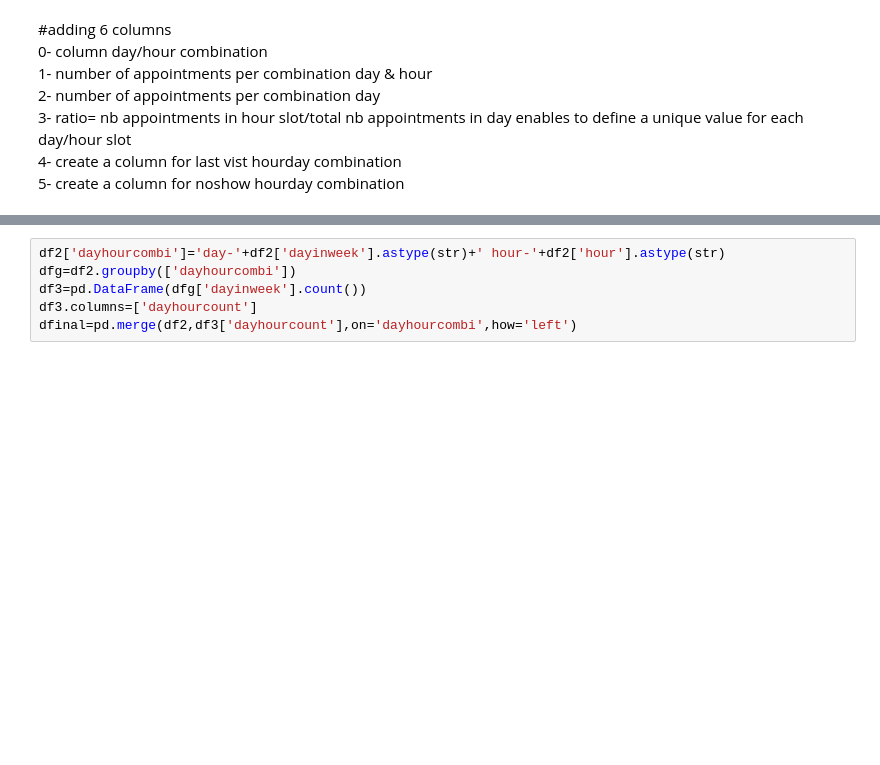
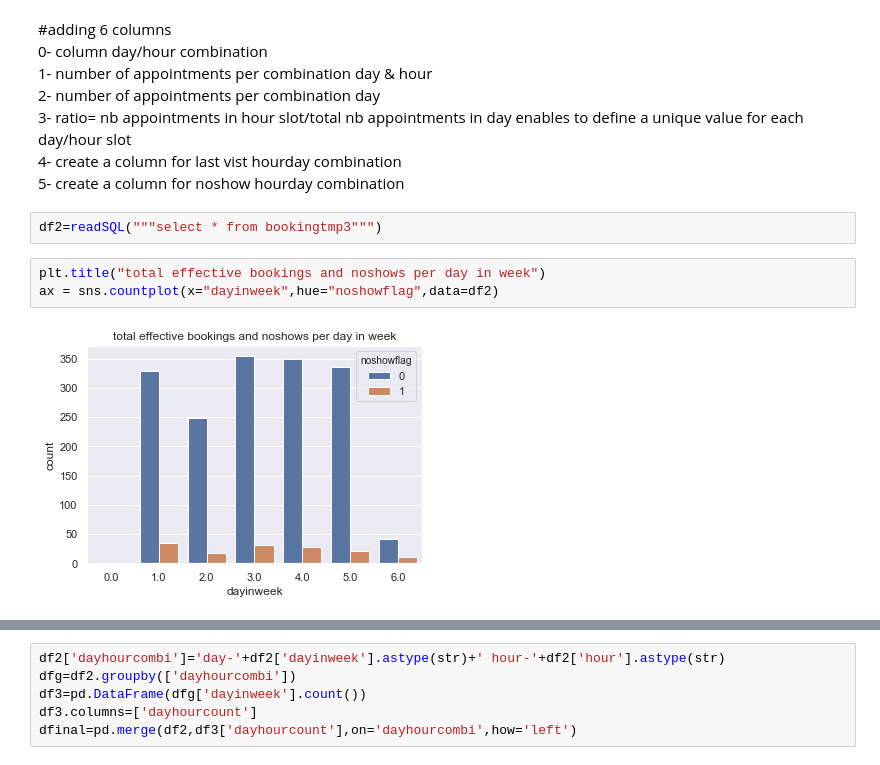
Before and after one commit to ericma007/p1, a Jupyter notebook: notebooks/init-database-exploration.ipynb, the cells around one changed output, grey strips where cells are left out. Saved outputs shown, nothing was run; the diff lists cells and outputs as text; blank space fills up the shorter version.

```diff
--- a/notebooks/init-database-exploration.ipynb
+++ b/notebooks/init-database-exploration.ipynb
@@ -933,3 +904,10 @@ len(df2)
 <br>3- ratio= nb appointments in hour slot/total nb appointments in day enables to define a unique value for each day/hour slot
 <br>4- create a column for last vist hourday combination
 <br>5- create a column for noshow hourday combination
+# %%
+df2=readSQL("""select * from bookingtmp3""")
+# %%
+plt.title("total effective bookings and noshows per day in week")
+ax = sns.countplot(x="dayinweek",hue="noshowflag",data=df2)
+# %% [output]
+[figure, added]
```
Also changed, not shown: parts of 57 cells of this notebook, 32 other files.
